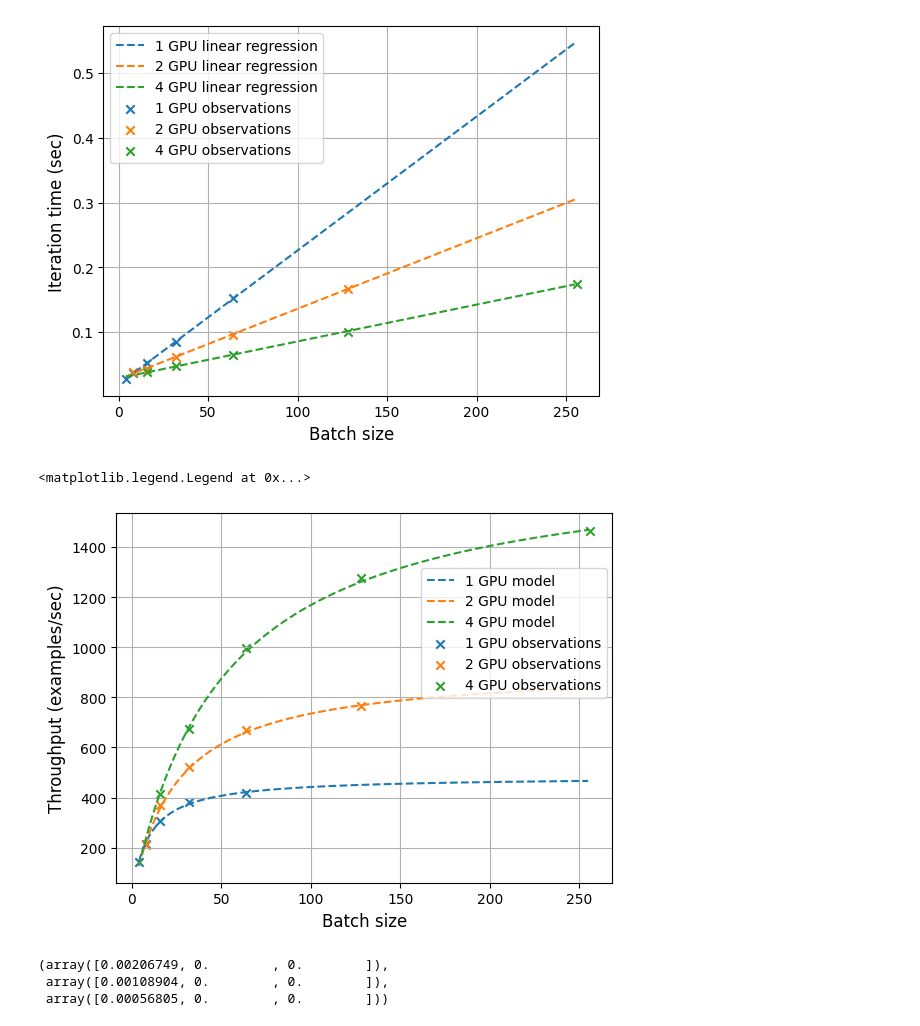
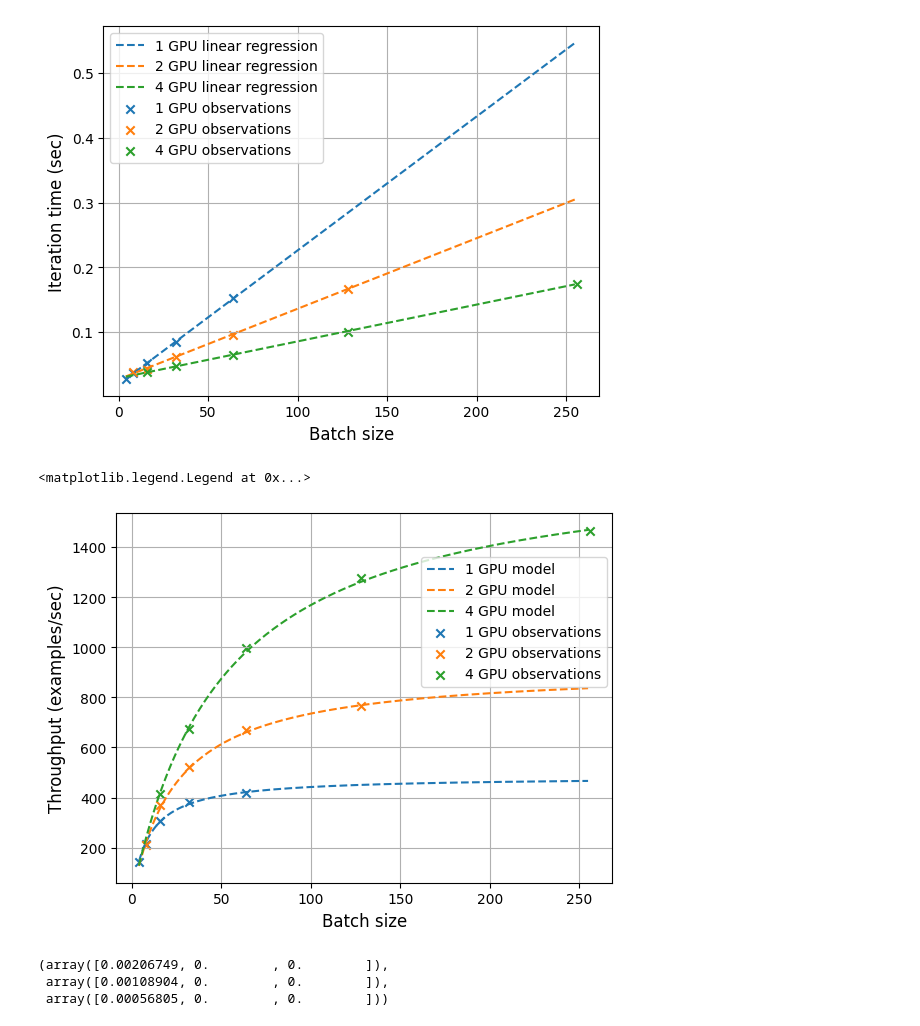
Before and after one commit to Erland366/alpa, a Jupyter notebook: examples/throughput_model_verification/ViT-old/throughput_plots.ipynb, the cells around one changed output. Cells and saved outputs as stored; diff of their text form; code cells hidden in the pictures.

```diff
--- a/examples/throughput_model_verification/ViT-old/throughput_plots.ipynb
+++ b/examples/throughput_model_verification/ViT-old/throughput_plots.ipynb
@@ -226,20 +224,20 @@ plt.legend()
 # %%
 import matplotlib.pyplot as plt
 
 plt.plot(all_bs, throughput_1gpu_predictions, label="1 GPU model", linestyle='dashed')
 plt.plot(all_bs, throughput_2gpu_predictions, label="2 GPU model", linestyle='dashed')
 plt.plot(all_bs, throughput_4gpu_predictions, label="4 GPU model", linestyle='dashed')
 plt.scatter(X_1gpu[:, 0], throughput_1gpu_observations, label="1 GPU observations", marker='x')
 plt.scatter(X_2gpu[:, 0], throughput_2gpu_observations, label="2 GPU observations", marker='x')
 plt.scatter(X_4gpu[:, 0], throughput_4gpu_observations, label="4 GPU observations", marker='x')
 plt.xlabel('Batch size', fontsize=12)
 plt.ylabel('Throughput (examples/sec)', fontsize=12)
 plt.grid()
 plt.legend()
-plt.legend(loc='upper left', bbox_to_anchor=(0.6, 0.87), fontsize=10)
+plt.legend(loc='upper left', bbox_to_anchor=(0.6, 0.9), fontsize=10)
 # %% [output]
 <matplotlib.legend.Legend at 0x...>
-[figure, old version]
+[figure, new version]
 # %%
 regressor_1gpu.coef_, regressor_2gpu.coef_, regressor_4gpu.coef_
 # %% [output]
```
Also changed, not shown: parts of 2 cells of this notebook, 12 other files.
